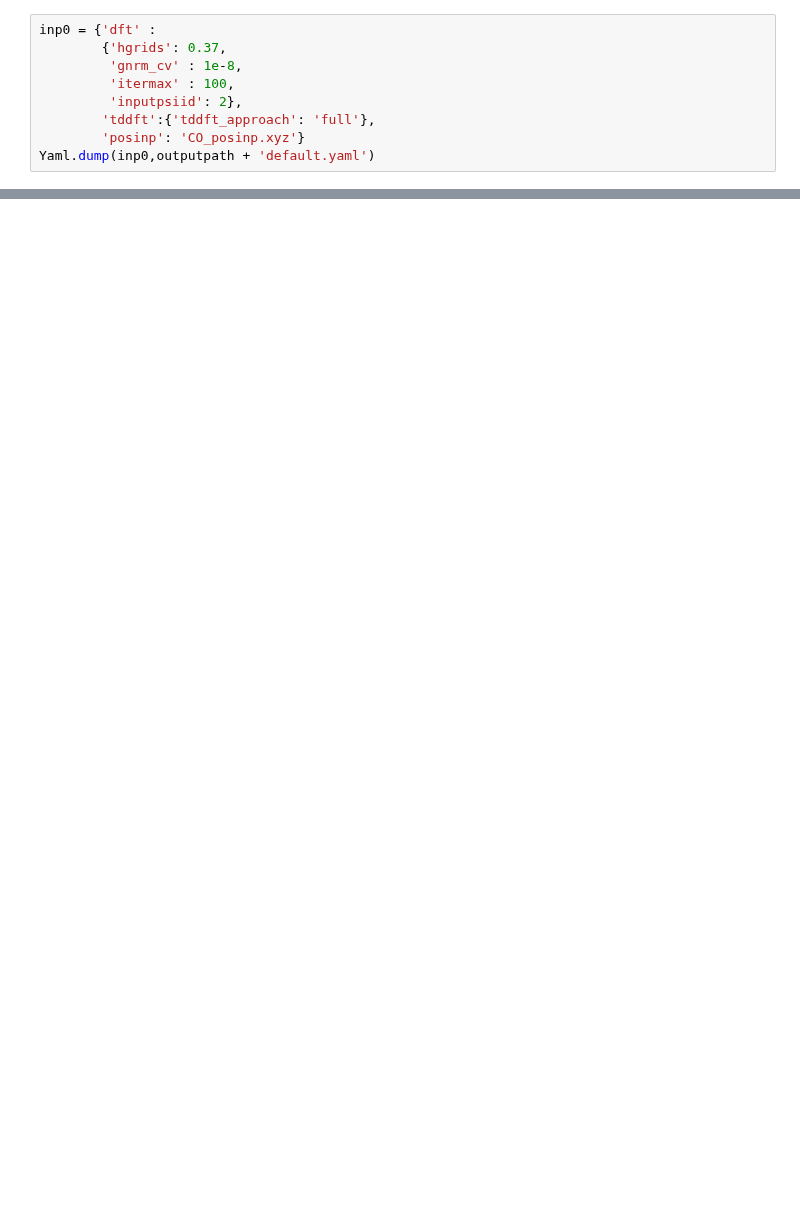
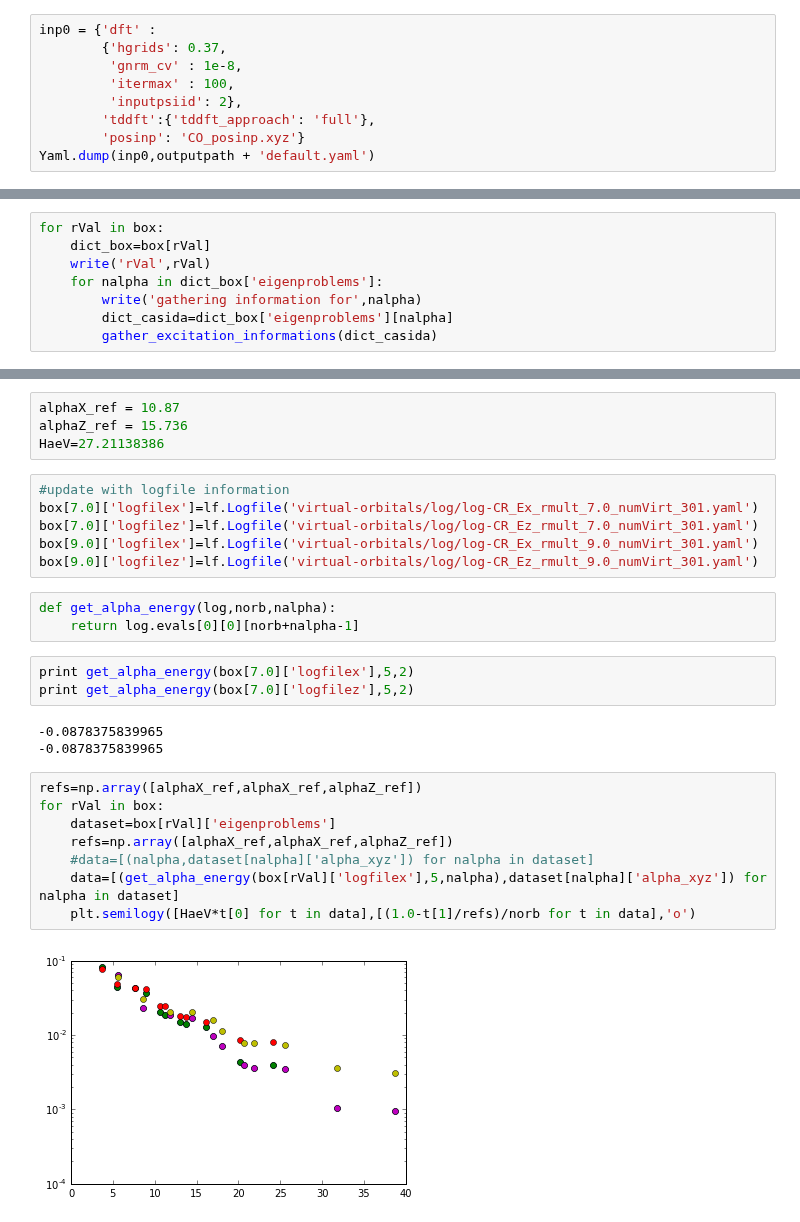
Before and after one commit to luigigenovese/KPM-nb, a Jupyter notebook: POLARIZABILITY/CO/free-bc/Linear_Response_Dynamical_Polarizability.ipynb, the cells around one changed output, grey strips where cells are left out. Saved outputs shown, nothing was run; the diff lists cells and outputs as text; blank space fills up the shorter version.

```diff
--- a/POLARIZABILITY/CO/free-bc/Linear_Response_Dynamical_Polarizability.ipynb
+++ b/POLARIZABILITY/CO/free-bc/Linear_Response_Dynamical_Polarizability.ipynb
@@ -183,0 +172,8 @@ Write spectrum data for rmult =  9.0
+# %%
+for rVal in box:
+    dict_box=box[rVal]
+    write('rVal',rVal)
+    for nalpha in dict_box['eigenproblems']:
+        write('gathering information for',nalpha)
+        dict_casida=dict_box['eigenproblems'][nalpha]
+        gather_excitation_informations(dict_casida)
@@ -183,0 +198,29 @@ Write spectrum data for rmult =  9.0
+# %%
+alphaX_ref = 10.87
+alphaZ_ref = 15.736
+HaeV=27.21138386
+# %%
+#update with logfile information
+box[7.0]['logfilex']=lf.Logfile('virtual-orbitals/log/log-CR_Ex_rmult_7.0_numVirt_301.yaml')
+box[7.0]['logfilez']=lf.Logfile('virtual-orbitals/log/log-CR_Ez_rmult_7.0_numVirt_301.yaml')
+box[9.0]['logfilex']=lf.Logfile('virtual-orbitals/log/log-CR_Ex_rmult_9.0_numVirt_301.yaml')
+box[9.0]['logfilez']=lf.Logfile('virtual-orbitals/log/log-CR_Ez_rmult_9.0_numVirt_301.yaml')
+# %%
+def get_alpha_energy(log,norb,nalpha):
+    return log.evals[0][0][norb+nalpha-1]
+# %%
+print get_alpha_energy(box[7.0]['logfilex'],5,2)
+print get_alpha_energy(box[7.0]['logfilez'],5,2)
+# %% [output]
+-0.0878375839965
+-0.0878375839965
+# %%
+refs=np.array([alphaX_ref,alphaX_ref,alphaZ_ref])
+for rVal in box:
+    dataset=box[rVal]['eigenproblems']
+    refs=np.array([alphaX_ref,alphaX_ref,alphaZ_ref])
+    #data=[(nalpha,dataset[nalpha]['alpha_xyz']) for nalpha in dataset]
+    data=[(get_alpha_energy(box[rVal]['logfilex'],5,nalpha),dataset[nalpha]['alpha_xyz']) for nalpha in dataset]
+    plt.semilogy([HaeV*t[0] for t in data],[(1.0-t[1]/refs)/norb for t in data],'o')
+# %% [output]
+[figure, added]
```
Also changed, not shown: parts of 81 cells of this notebook, 2 other files.
